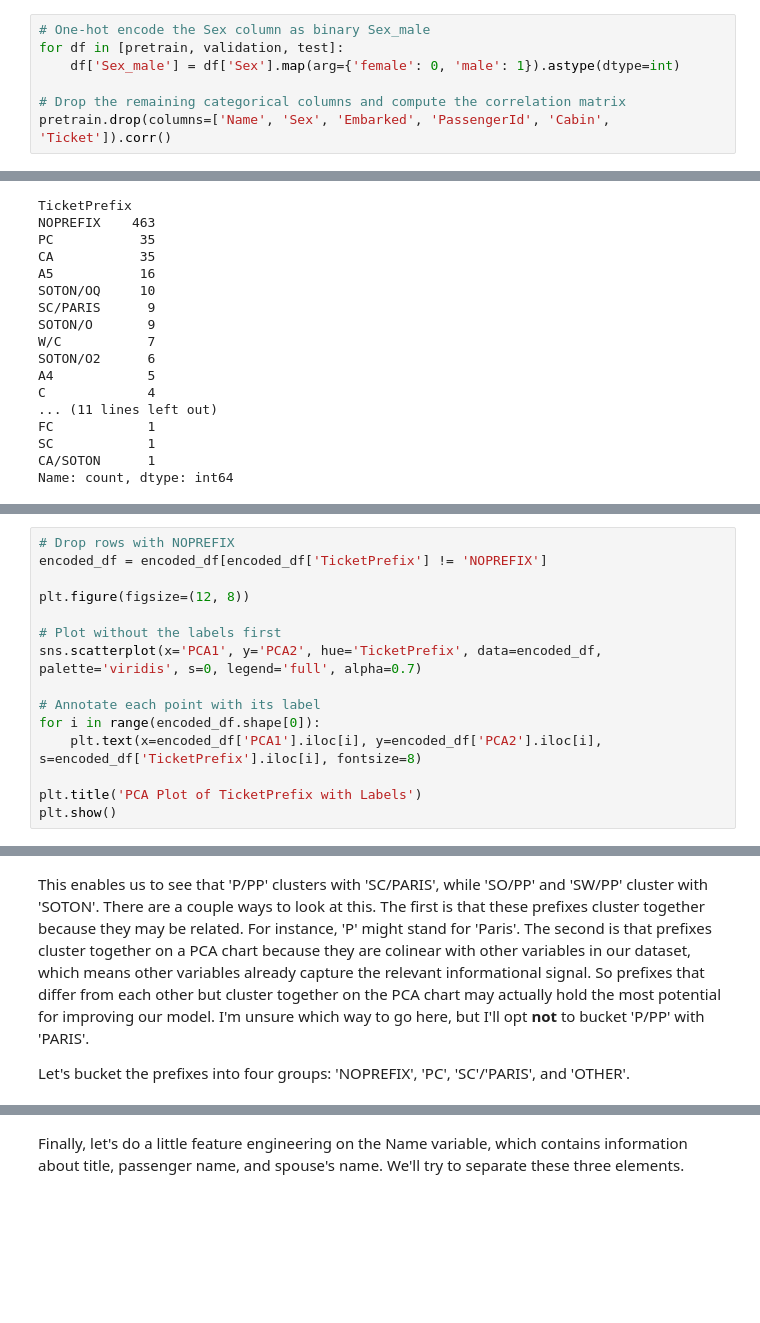
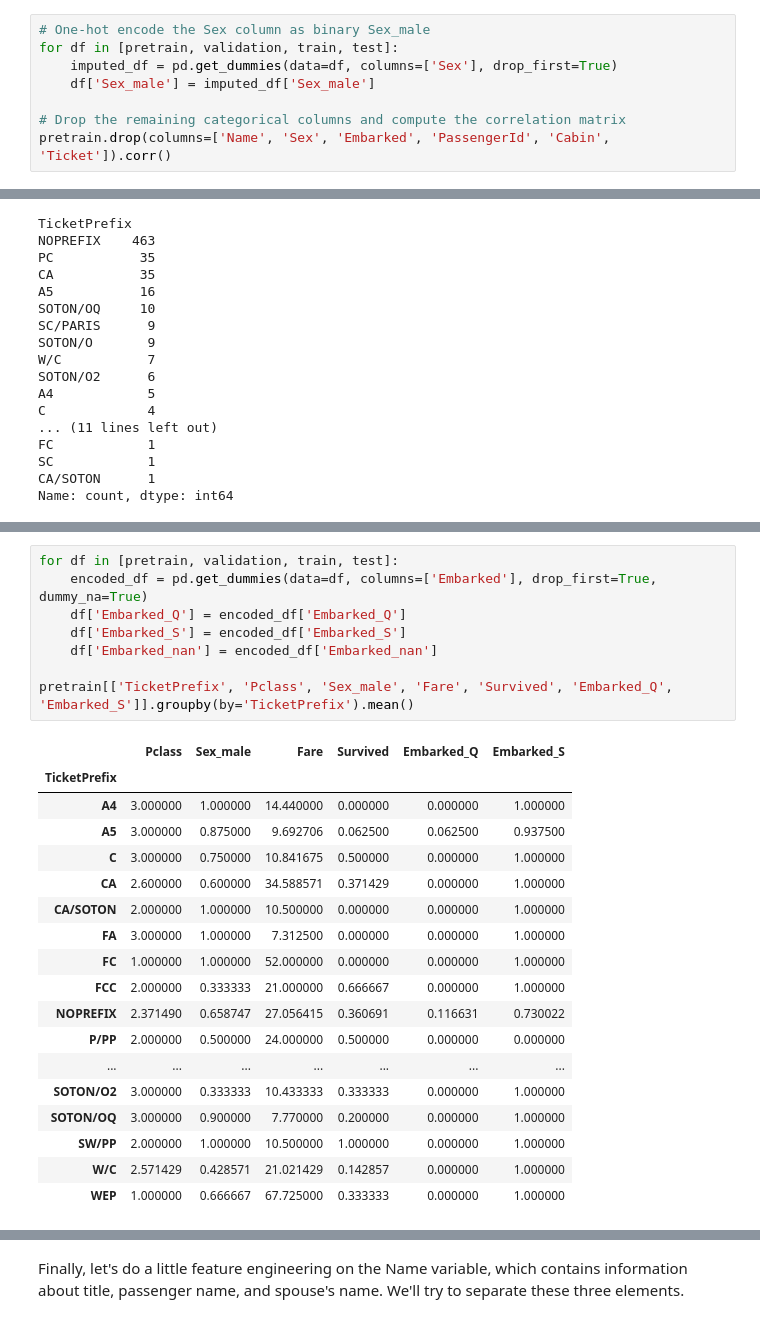
Before and after one commit to chriscarrollsmith/kaggle_notebooks, a Jupyter notebook: Titanic.ipynb, the cells around one changed output, grey strips where cells are left out. Saved outputs shown, nothing was run; the diff lists cells and outputs as text; blank space fills up the shorter version.

```diff
--- a/Titanic.ipynb
+++ b/Titanic.ipynb
@@ -219,8 +228,9 @@ plt.show()
 We also want to understand the relationships between variables. We can do this at a glance with a table of correlation coefficients, although this will only tell us about linear relationships. In order to generate a table of correlation coefficients, we need to convert the categorical 'Sex' variable to a binary numerical variables by one-hot encoding.
 # %%
 # One-hot encode the Sex column as binary Sex_male
-for df in [pretrain, validation, test]:
-    df['Sex_male'] = df['Sex'].map(arg={'female': 0, 'male': 1}).astype(dtype=int)
+for df in [pretrain, validation, train, test]:
+    imputed_df = pd.get_dummies(data=df, columns=['Sex'], drop_first=True)
+    df['Sex_male'] = imputed_df['Sex_male']
 
 # Drop the remaining categorical columns and compute the correlation matrix
 pretrain.drop(columns=['Name', 'Sex', 'Embarked', 'PassengerId', 'Cabin', 'Ticket']).corr()
@@ -516,15 +490,0 @@ We do see a clear separation on the plot between prefixed and non-prefixed ticke
-# %%
-# Drop rows with NOPREFIX
-encoded_df = encoded_df[encoded_df['TicketPrefix'] != 'NOPREFIX']
-
-plt.figure(figsize=(12, 8))
-
-# Plot without the labels first
-sns.scatterplot(x='PCA1', y='PCA2', hue='TicketPrefix', data=encoded_df, palette='viridis', s=0, legend='full', alpha=0.7)
-
-# Annotate each point with its label
-for i in range(encoded_df.shape[0]):
-    plt.text(x=encoded_df['PCA1'].iloc[i], y=encoded_df['PCA2'].iloc[i], s=encoded_df['TicketPrefix'].iloc[i], fontsize=8)
-
-plt.title('PCA Plot of TicketPrefix with Labels')
-plt.show()
@@ -533,4 +491,27 @@ plt.show()
-# %% [markdown]
-This enables us to see that 'P/PP' clusters with 'SC/PARIS', while 'SO/PP' and 'SW/PP' cluster with 'SOTON'. There are a couple ways to look at this. The first is that these prefixes cluster together because they may be related. For instance, 'P' might stand for 'Paris'. The second is that prefixes cluster together on a PCA chart because they are colinear with other variables in our dataset, which means other variables already capture the relevant informational signal. So prefixes that differ from each other but cluster together on the PCA chart may actually hold the most potential for improving our model. I'm unsure which way to go here, but I'll opt **not** to bucket 'P/PP' with 'PARIS'.
-
-Let's bucket the prefixes into four groups: 'NOPREFIX', 'PC', 'SC'/'PARIS', and 'OTHER'.
+# %%
+for df in [pretrain, validation, train, test]:
+    encoded_df = pd.get_dummies(data=df, columns=['Embarked'], drop_first=True, dummy_na=True)
+    df['Embarked_Q'] = encoded_df['Embarked_Q']
+    df['Embarked_S'] = encoded_df['Embarked_S']
+    df['Embarked_nan'] = encoded_df['Embarked_nan']
+
+pretrain[['TicketPrefix', 'Pclass', 'Sex_male', 'Fare', 'Survived', 'Embarked_Q', 'Embarked_S']].groupby(by='TicketPrefix').mean()
+# %% [output]
+|  | Pclass | Sex_male | Fare | Survived | Embarked_Q | Embarked_S |
+| TicketPrefix |  |  |  |  |  |  |
+| A4 | 3.000000 | 1.000000 | 14.440000 | 0.000000 | 0.000000 | 1.000000 |
+| A5 | 3.000000 | 0.875000 | 9.692706 | 0.062500 | 0.062500 | 0.937500 |
+| C | 3.000000 | 0.750000 | 10.841675 | 0.500000 | 0.000000 | 1.000000 |
+| CA | 2.600000 | 0.600000 | 34.588571 | 0.371429 | 0.000000 | 1.000000 |
+| CA/SOTON | 2.000000 | 1.000000 | 10.500000 | 0.000000 | 0.000000 | 1.000000 |
+| FA | 3.000000 | 1.000000 | 7.312500 | 0.000000 | 0.000000 | 1.000000 |
+| FC | 1.000000 | 1.000000 | 52.000000 | 0.000000 | 0.000000 | 1.000000 |
+| FCC | 2.000000 | 0.333333 | 21.000000 | 0.666667 | 0.000000 | 1.000000 |
+| NOPREFIX | 2.371490 | 0.658747 | 27.056415 | 0.360691 | 0.116631 | 0.730022 |
+| P/PP | 2.000000 | 0.500000 | 24.000000 | 0.500000 | 0.000000 | 0.000000 |
+| ... | ... | ... | ... | ... | ... | ... |
+| SOTON/O2 | 3.000000 | 0.333333 | 10.433333 | 0.333333 | 0.000000 | 1.000000 |
+| SOTON/OQ | 3.000000 | 0.900000 | 7.770000 | 0.200000 | 0.000000 | 1.000000 |
+| SW/PP | 2.000000 | 1.000000 | 10.500000 | 1.000000 | 0.000000 | 1.000000 |
+| W/C | 2.571429 | 0.428571 | 21.021429 | 0.142857 | 0.000000 | 1.000000 |
+| WEP | 1.000000 | 0.666667 | 67.725000 | 0.333333 | 0.000000 | 1.000000 |
```
Also changed, not shown: parts of 86 cells of this notebook.
